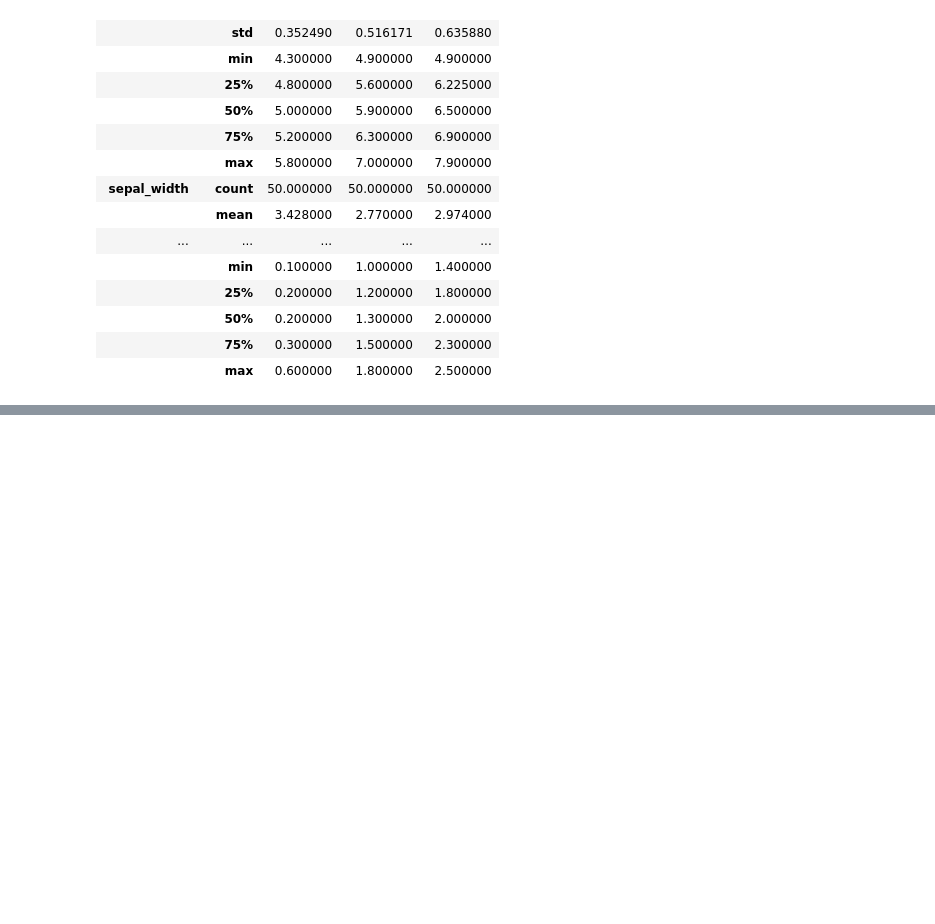
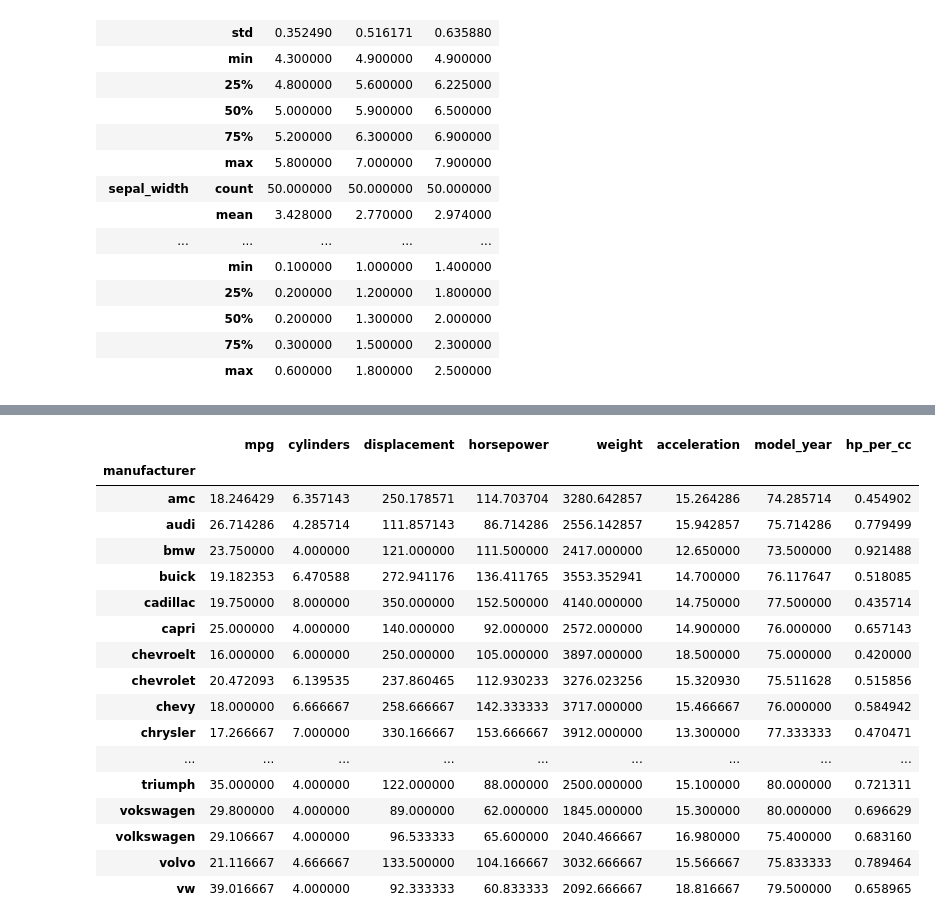
Before and after one commit to bag3671/Data-analysis, a Jupyter notebook: 20201111과제.ipynb, the cells around one changed output, grey strips where cells are left out. Cells and saved outputs as stored; diff of their text form; code cells hidden in the pictures; blank space fills up the shorter version.

```diff
--- a/20201111과제.ipynb
+++ b/20201111과제.ipynb
@@ -76,0 +239,2 @@ iris
+# %%
+mpg = sns.load_dataset('mpg')
@@ -76,0 +265,4 @@ iris
+# %%
+# a
+mpg["hp_per_cc"] = mpg.apply(lambda x:x["horsepower"]/x["displacement"],axis=1)
+mpg["hp_per_cc"]
@@ -76,0 +298,5 @@ iris
+# %%
+mpg["manufacturer"] = mpg.apply(lambda r:str(r["name"]).split()[0],axis=1)
+# %%
+mpg["model"] = mpg.apply(lambda r:' '.join(str(r["name"]).split()[1:]),axis=1)
+mpg["model"]
@@ -76,0 +338,23 @@ iris
+# %%
+#e
+mpg_manu = mpg.groupby(["manufacturer"]).mean()
+mpg_manu
+# %% [output]
+|  | mpg | cylinders | displacement | horsepower | weight | acceleration | model_year | hp_per_cc |
+| manufacturer |  |  |  |  |  |  |  |  |
+| amc | 18.246429 | 6.357143 | 250.178571 | 114.703704 | 3280.642857 | 15.264286 | 74.285714 | 0.454902 |
+| audi | 26.714286 | 4.285714 | 111.857143 | 86.714286 | 2556.142857 | 15.942857 | 75.714286 | 0.779499 |
+| bmw | 23.750000 | 4.000000 | 121.000000 | 111.500000 | 2417.000000 | 12.650000 | 73.500000 | 0.921488 |
+| buick | 19.182353 | 6.470588 | 272.941176 | 136.411765 | 3553.352941 | 14.700000 | 76.117647 | 0.518085 |
+| cadillac | 19.750000 | 8.000000 | 350.000000 | 152.500000 | 4140.000000 | 14.750000 | 77.500000 | 0.435714 |
+| capri | 25.000000 | 4.000000 | 140.000000 | 92.000000 | 2572.000000 | 14.900000 | 76.000000 | 0.657143 |
+| chevroelt | 16.000000 | 6.000000 | 250.000000 | 105.000000 | 3897.000000 | 18.500000 | 75.000000 | 0.420000 |
+| chevrolet | 20.472093 | 6.139535 | 237.860465 | 112.930233 | 3276.023256 | 15.320930 | 75.511628 | 0.515856 |
+| chevy | 18.000000 | 6.666667 | 258.666667 | 142.333333 | 3717.000000 | 15.466667 | 76.000000 | 0.584942 |
+| chrysler | 17.266667 | 7.000000 | 330.166667 | 153.666667 | 3912.000000 | 13.300000 | 77.333333 | 0.470471 |
+| ... | ... | ... | ... | ... | ... | ... | ... | ... |
+| triumph | 35.000000 | 4.000000 | 122.000000 | 88.000000 | 2500.000000 | 15.100000 | 80.000000 | 0.721311 |
+| vokswagen | 29.800000 | 4.000000 | 89.000000 | 62.000000 | 1845.000000 | 15.300000 | 80.000000 | 0.696629 |
+| volkswagen | 29.106667 | 4.000000 | 96.533333 | 65.600000 | 2040.466667 | 16.980000 | 75.400000 | 0.683160 |
+| volvo | 21.116667 | 4.666667 | 133.500000 | 104.166667 | 3032.666667 | 15.566667 | 75.833333 | 0.789464 |
+| vw | 39.016667 | 4.000000 | 92.333333 | 60.833333 | 2092.666667 | 18.816667 | 79.500000 | 0.658965 |
```
Also changed, not shown: parts of 34 cells of this notebook, 1 other file.
